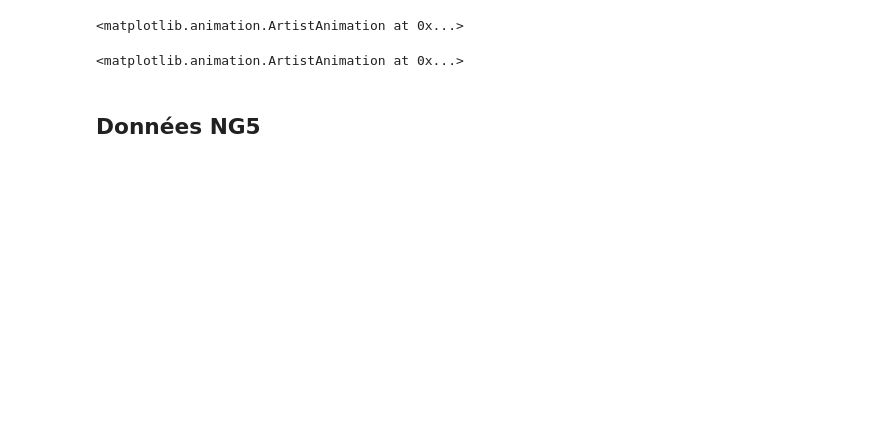
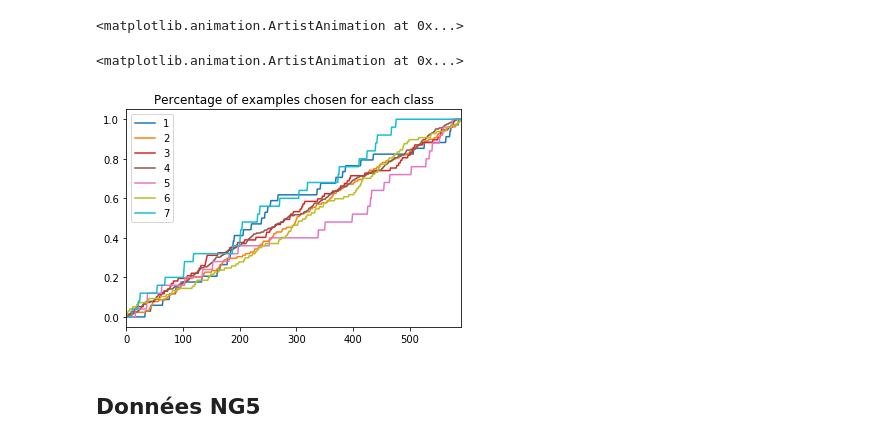
Before and after one commit to mahdiou-diallo/ActiveLearning, a Jupyter notebook: notebook.ipynb, the cells around one changed output. Cells and saved outputs as stored; diff of their text form; code cells hidden in the pictures; blank space fills up the shorter version.

```diff
--- a/notebook.ipynb
+++ b/notebook.ipynb
@@ -131,21 +134,21 @@ X_train, X_test, y_train, y_test = train_test_split(X, y, test_size=.25, stratif
 # %%
-lc_learner = ActiveLearner(GaussianNB(), strategy='least_conf')
+lc_learner = ActiveLearner(classifier(**clf_params), strategy='least_conf')
 lc_oracle = Oracle(lc_learner, metrics=[precision_score, recall_score, f1_score])
-lc_oracle.fit(X_train, y_train, X_test, y_test, batch_size=5, init_size=20)
+lc_oracle.fit(X_train, y_train, X_test, y_test, batch_size=batch_size, init_size=20)
 # %%
 init_idx = lc_oracle.time_chosen_ == -1
 # %%
-margin_learner = ActiveLearner(GaussianNB(), strategy='margin')
+margin_learner = ActiveLearner(classifier(**clf_params), strategy='margin')
 margin_oracle = Oracle(margin_learner, metrics=[precision_score, recall_score, f1_score])
-margin_oracle.fit(X_train, y_train, X_test, y_test, batch_size=5, init_labels_idx=init_idx)
+margin_oracle.fit(X_train, y_train, X_test, y_test, batch_size=batch_size, init_labels_idx=init_idx)
 # %%
-entropy_learner = ActiveLearner(GaussianNB(), strategy='entropy')
+entropy_learner = ActiveLearner(classifier(**clf_params), strategy='entropy')
 entropy_oracle = Oracle(entropy_learner, metrics=[precision_score, recall_score, f1_score])
-entropy_oracle.fit(X_train, y_train, X_test, y_test, batch_size=5, init_labels_idx=init_idx)
+entropy_oracle.fit(X_train, y_train, X_test, y_test, batch_size=batch_size, init_labels_idx=init_idx)
 # %%
-rand_learner = ActiveLearner(GaussianNB(), strategy='random')
+rand_learner = ActiveLearner(classifier(**clf_params), strategy='random')
 rand_oracle = Oracle(rand_learner, metrics=[precision_score, recall_score, f1_score])
-rand_oracle.fit(X_train, y_train, X_test, y_test, batch_size=5, init_labels_idx=init_idx)
+rand_oracle.fit(X_train, y_train, X_test, y_test, batch_size=batch_size, init_labels_idx=init_idx)
 # %%
 fig = plt.figure(figsize=(10,7))
 ax = plt.subplot(221)
@@ -176,6 +179,21 @@ anim = animate_choices(X_train, y_train, choice_order, interval=500)
 anim
 # %% [output]
 <matplotlib.animation.ArtistAnimation at 0x...>
+# %%
+labels = np.unique(y_train)
+classes = np.arange(labels.shape[0])
+class_mat = np.zeros((y_train.shape[0], classes.shape[0]), dtype=bool)
+for c in classes:
+    class_mat[:, c] = y_train == labels[c]
+
+class_counts = class_mat.sum(axis=0)
+df_classes = pd.DataFrame(class_mat, columns=labels)
+
+percent_chosen = df_classes.cumsum(axis=0)/class_counts
+ax = percent_chosen.plot(cmap='tab10')
+ax.set_title('Percentage of examples chosen for each class');
+# %% [output]
+[figure, added]
 # %% [markdown]
 ## Données NG5
 # %%
```
Also changed, not shown: parts of 5 cells of this notebook, 1 other file.
